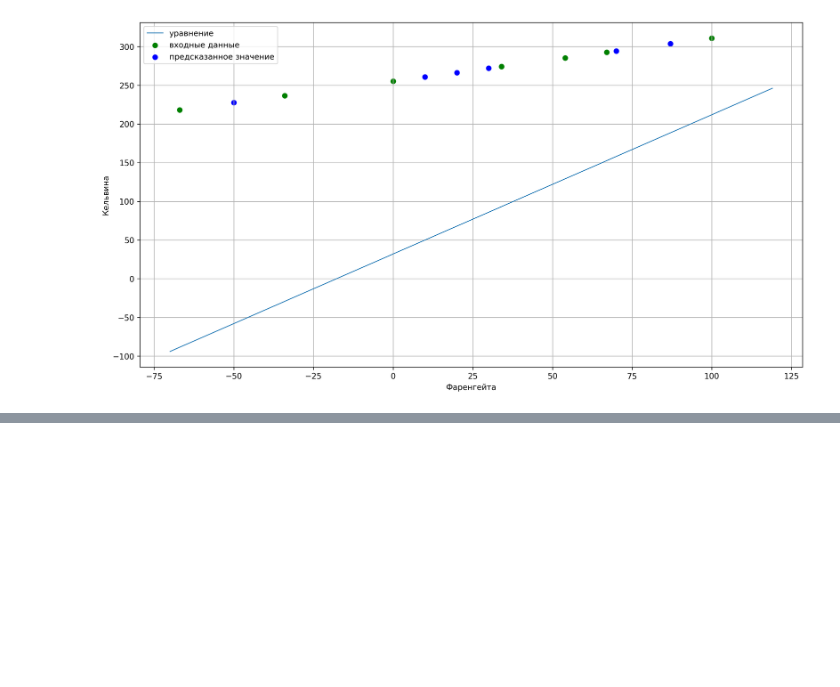
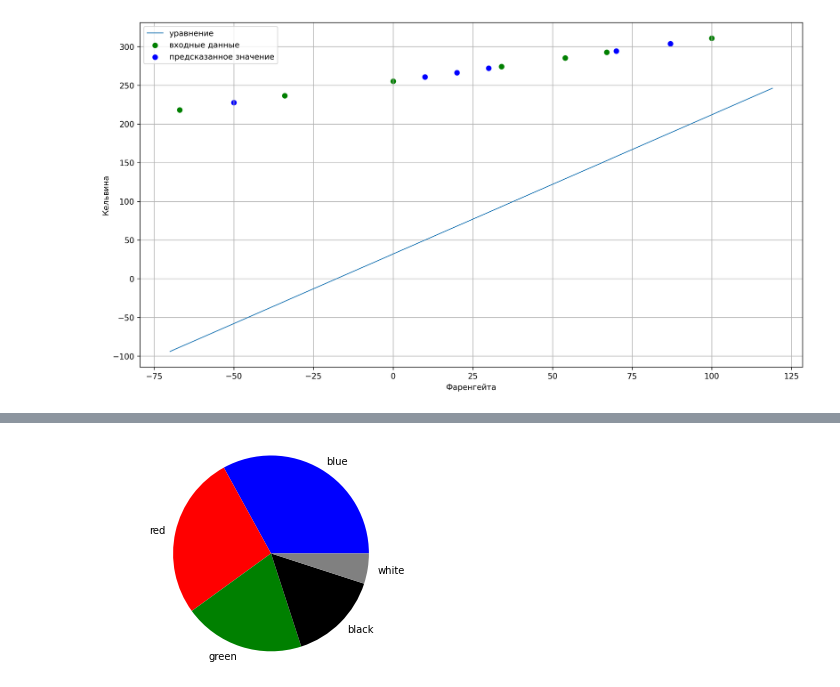
Before and after one commit to RImuT/-.--311, a Jupyter notebook: Лабораторная_работа_№6.ipynb, the cells around one changed output, grey strips where cells are left out. Drawn from its saved outputs; the diff is of its cells as text; code cells hidden in the pictures; blank space fills up the shorter version.

```diff
--- a/Лабораторная_работа_№6.ipynb
+++ b/Лабораторная_работа_№6.ipynb
@@ -119,0 +134,10 @@ plt.show()
+# %%
+from matplotlib import colors
+labels = ['blue', 'red', 'green', 'black', 'white']
+values = [33, 27, 20, 15, 5]
+colors = ['blue', 'red', 'green', 'black', 'grey']
+plt.pie(values, labels=labels, colors=colors)
+plt.axis('equal')
+plt.show()
+# %% [output]
+[figure, added]
```
Also changed, not shown: parts of 3 cells of this notebook.
